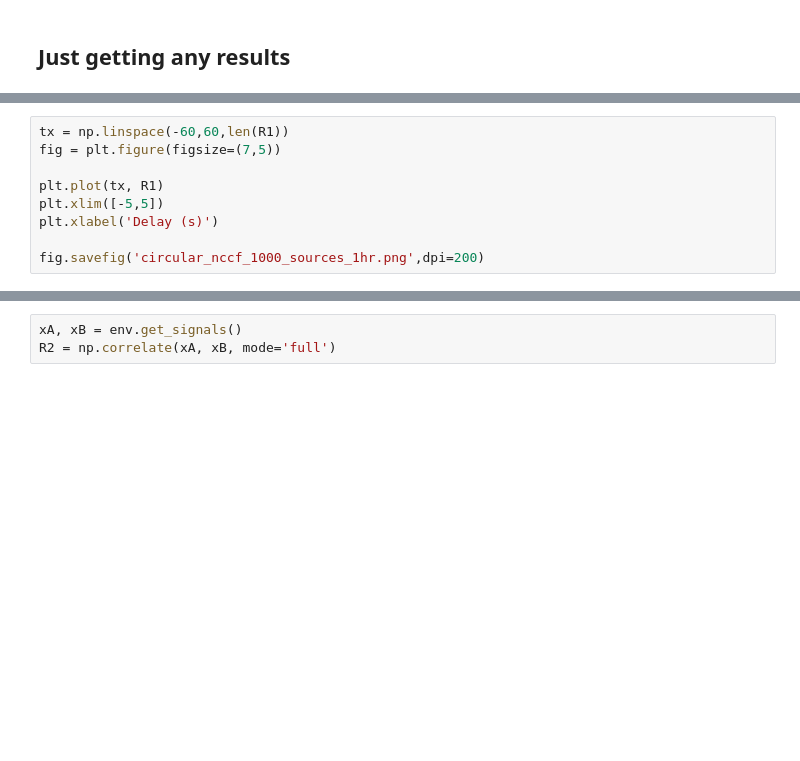
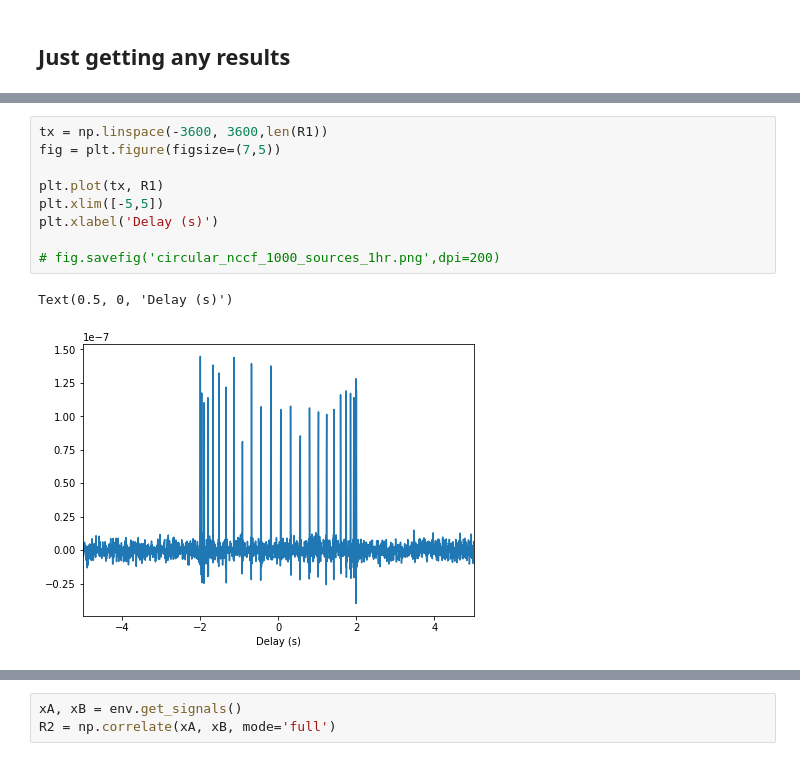
Before and after one commit to John-Ragland/NI_simulation, a Jupyter notebook: scripts/initial_playing_around.ipynb, the cells around one changed output, grey strips where cells are left out. Saved outputs shown, nothing was run; the diff lists cells and outputs as text; blank space fills up the shorter version.

```diff
--- a/scripts/initial_playing_around.ipynb
+++ b/scripts/initial_playing_around.ipynb
@@ -171,10 +173,13 @@ R1 = np.correlate(xA, xB, mode='full')
 # %%
-tx = np.linspace(-60,60,len(R1))
+tx = np.linspace(-3600, 3600,len(R1))
 fig = plt.figure(figsize=(7,5))
 
 plt.plot(tx, R1)
 plt.xlim([-5,5])
 plt.xlabel('Delay (s)')
 
-fig.savefig('circular_nccf_1000_sources_1hr.png',dpi=200)
+# fig.savefig('circular_nccf_1000_sources_1hr.png',dpi=200)
+# %% [output]
+Text(0.5, 0, 'Delay (s)')
+[figure, added]
 # %%
```
Also changed, not shown: parts of 10 cells of this notebook, 5 other files.
